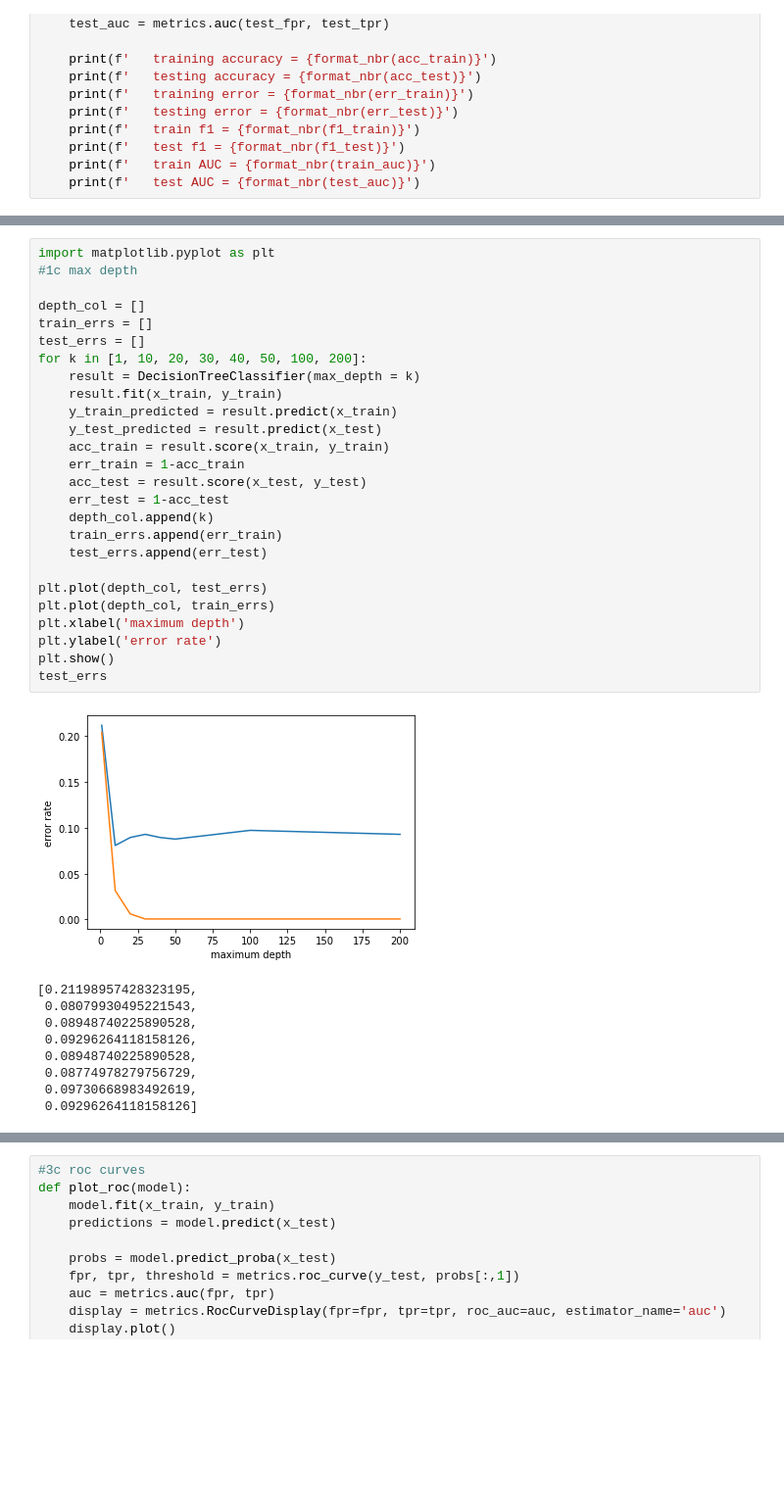
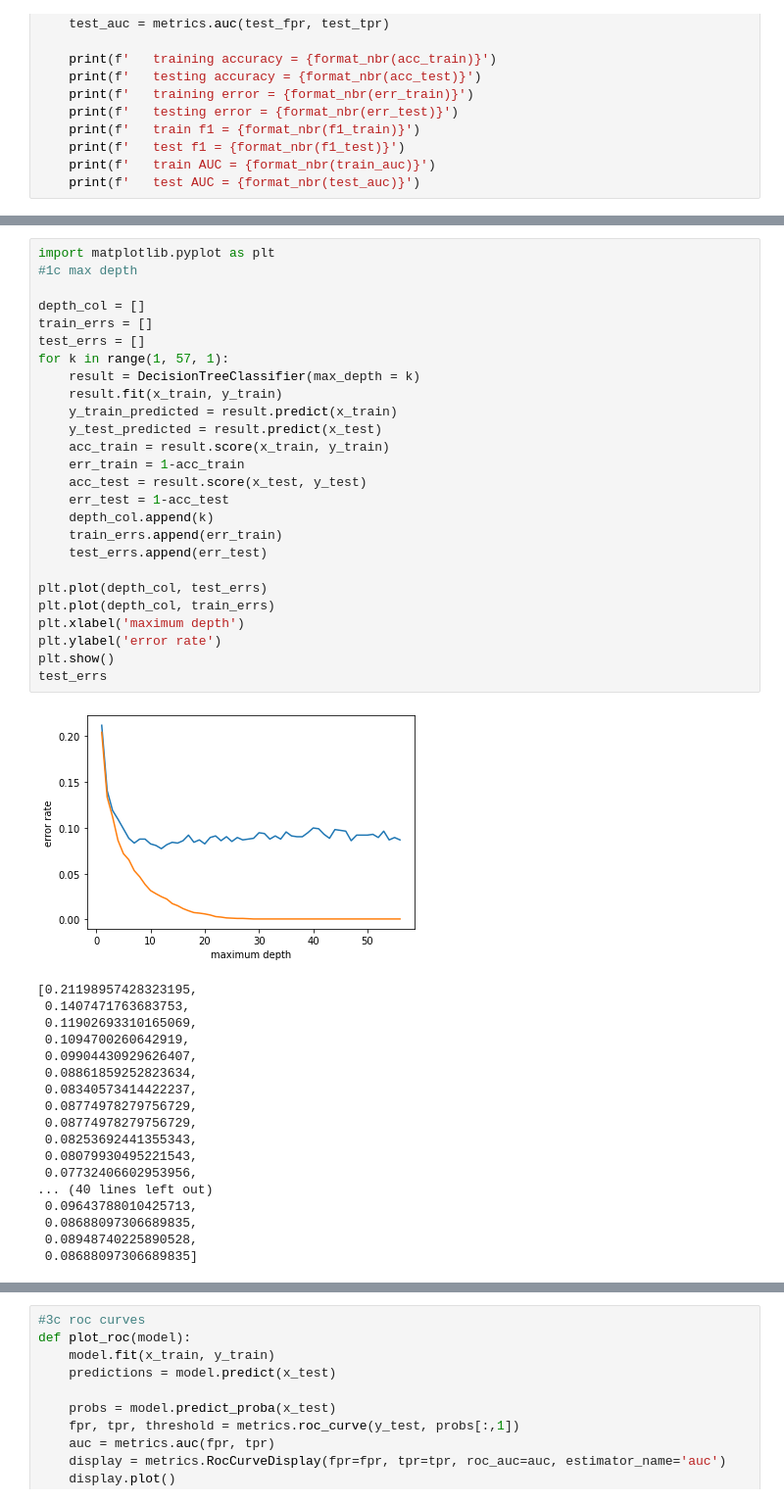
Before and after one commit to mschroeder11/machine-learning, a Jupyter notebook: hw4.ipynb, the cells around one changed output, grey strips where cells are left out. Shown at 98% size. Cells and saved outputs as stored; diff of their text form; blank space fills up the shorter version.

```diff
--- a/hw4.ipynb
+++ b/hw4.ipynb
@@ -124,39 +124,48 @@ run_model(x_train, x_test, y_train, y_test, model)
 # %%
 import matplotlib.pyplot as plt
 #1c max depth
 
 depth_col = []
 train_errs = []
 test_errs = []
-for k in [1, 10, 20, 30, 40, 50, 100, 200]:
+for k in range(1, 57, 1):
     result = DecisionTreeClassifier(max_depth = k)
     result.fit(x_train, y_train)
     y_train_predicted = result.predict(x_train)
     y_test_predicted = result.predict(x_test)
     acc_train = result.score(x_train, y_train)
     err_train = 1-acc_train
     acc_test = result.score(x_test, y_test)
     err_test = 1-acc_test
     depth_col.append(k)
     train_errs.append(err_train)
     test_errs.append(err_test)
 
 plt.plot(depth_col, test_errs)
 plt.plot(depth_col, train_errs)
 plt.xlabel('maximum depth')
 plt.ylabel('error rate')
 plt.show()
 test_errs
 # %% [output]
-[figure, old version]
+[figure, new version]
 [0.21198957428323195,
+ 0.1407471763683753,
+ 0.11902693310165069,
+ 0.1094700260642919,
+ 0.09904430929626407,
+ 0.08861859252823634,
+ 0.08340573414422237,
+ 0.08774978279756729,
+ 0.08774978279756729,
+ 0.08253692441355343,
  0.08079930495221543,
+ 0.07732406602953956,
+... (40 lines left out)
+ 0.09643788010425713,
+ 0.08688097306689835,
  0.08948740225890528,
- 0.09296264118158126,
- 0.08948740225890528,
- 0.08774978279756729,
- 0.09730668983492619,
- 0.09296264118158126]
+ 0.08688097306689835]
 # %%
 from sklearn.ensemble import RandomForestClassifier
 #2a random forest
```
Also changed, not shown: parts of 14 cells of this notebook, 1 other file.
